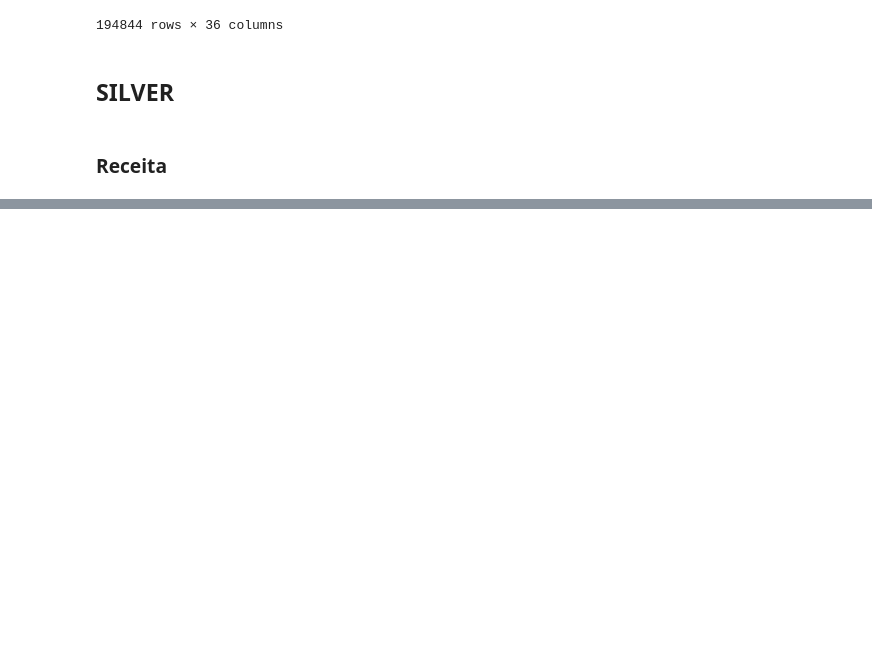
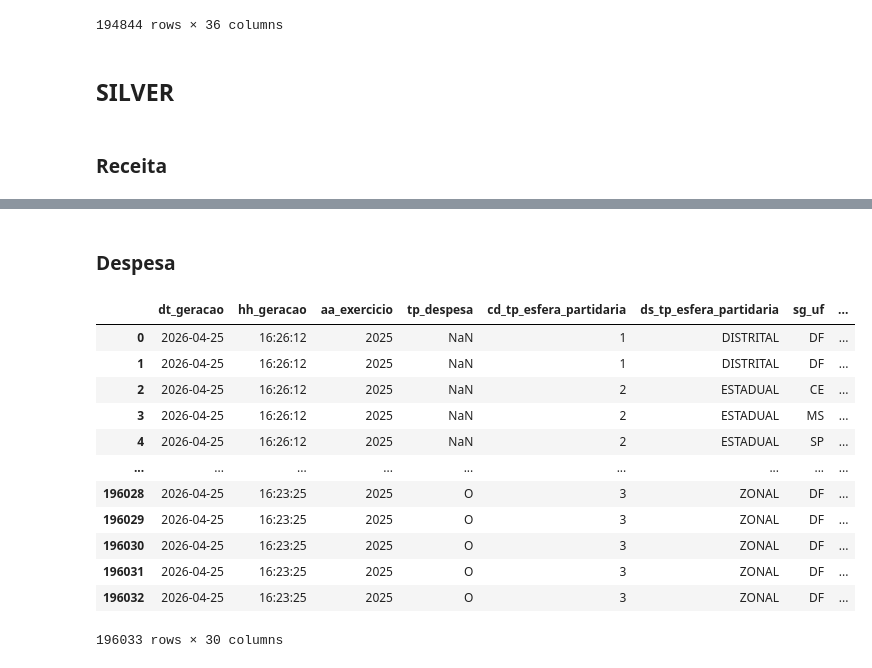
Before and after one commit to nicolas0liveira/transparencia_partidaria_br, a Jupyter notebook: notebooks/00-debug_generico.ipynb, the cells around one changed output, grey strips where cells are left out. Saved outputs shown, nothing was run; the diff lists cells and outputs as text; code cells hidden in the pictures; blank space fills up the shorter version.

```diff
--- a/notebooks/00-debug_generico.ipynb
+++ b/notebooks/00-debug_generico.ipynb
@@ -120,0 +121,32 @@ df
+# %% [markdown]
+### Despesa
+# %%
+PARQUET_FILE_NAME = "despesa.parquet"
+
+df = duckdb.sql(
+    f"""
+    SELECT
+        *
+    FROM read_parquet(
+        '../data/03-silver/{PARQUET_FILE_NAME}'
+    )
+    """
+).df()
+
+#df.head()
+
+df
+# %% [output]
+|  | dt_geracao | hh_geracao | aa_exercicio | tp_despesa | cd_tp_esfera_partidaria | ds_tp_esfera_partidaria | sg_uf | ... |
+| 0 | 2026-04-25 | 16:26:12 | 2025 | NaN | 1 | DISTRITAL | DF | ... |
+| 1 | 2026-04-25 | 16:26:12 | 2025 | NaN | 1 | DISTRITAL | DF | ... |
+| 2 | 2026-04-25 | 16:26:12 | 2025 | NaN | 2 | ESTADUAL | CE | ... |
+| 3 | 2026-04-25 | 16:26:12 | 2025 | NaN | 2 | ESTADUAL | MS | ... |
+| 4 | 2026-04-25 | 16:26:12 | 2025 | NaN | 2 | ESTADUAL | SP | ... |
+| ... | ... | ... | ... | ... | ... | ... | ... | ... |
+| 196028 | 2026-04-25 | 16:23:25 | 2025 | O | 3 | ZONAL | DF | ... |
+| 196029 | 2026-04-25 | 16:23:25 | 2025 | O | 3 | ZONAL | DF | ... |
+| 196030 | 2026-04-25 | 16:23:25 | 2025 | O | 3 | ZONAL | DF | ... |
+| 196031 | 2026-04-25 | 16:23:25 | 2025 | O | 3 | ZONAL | DF | ... |
+| 196032 | 2026-04-25 | 16:23:25 | 2025 | O | 3 | ZONAL | DF | ... |
+196033 rows × 30 columns
```
Also changed, not shown: parts of 6 cells of this notebook, 4 other files.
